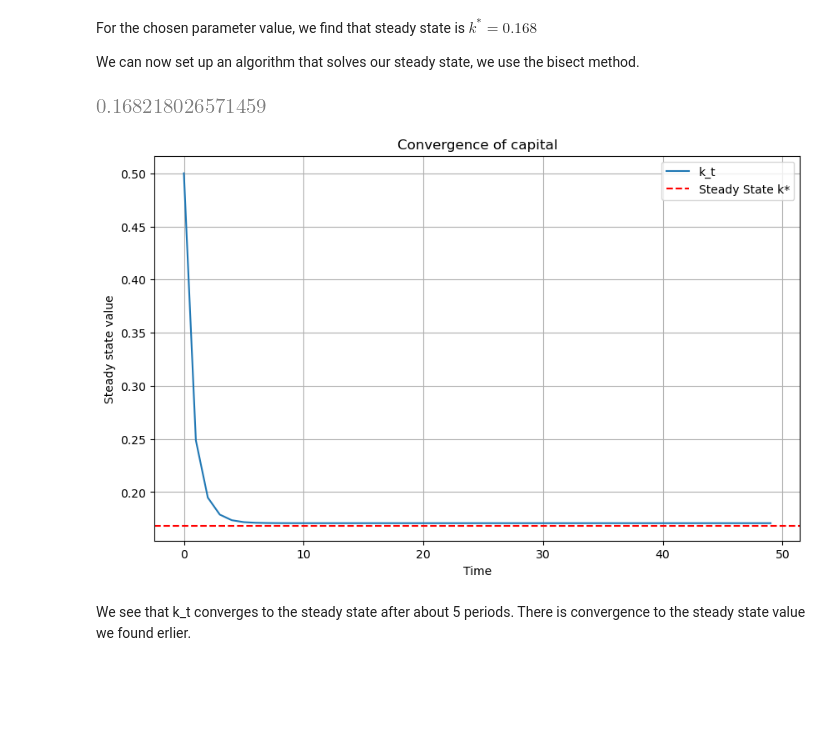
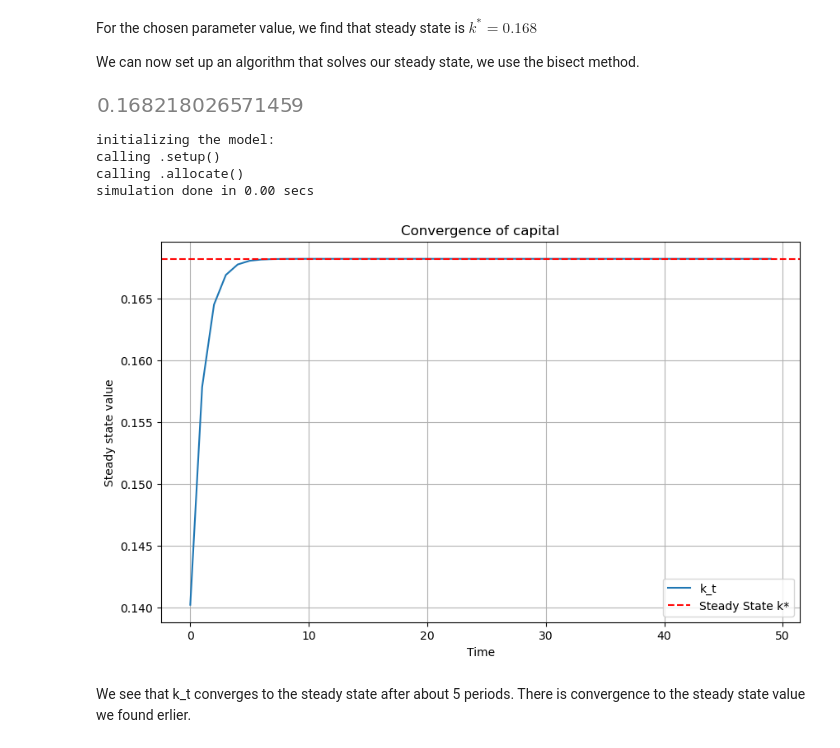
Before and after one commit to NumEconCopenhagen/projects-2024-daniel-og-lukas, a Jupyter notebook: modelproject/modelproject.ipynb, the cells around one changed output. Saved outputs shown, nothing was run; the diff lists cells and outputs as text; code cells hidden in the pictures; blank space fills up the shorter version.

```diff
--- a/modelproject/modelproject.ipynb
+++ b/modelproject/modelproject.ipynb
@@ -188,36 +192,31 @@ For the chosen parameter value, we find that steady state is $k^*=0.168$
 
 We can now set up an algorithm that solves our steady state, we use the bisect method.
 # %%
-from scipy import optimize
-
 # Setting parameters
 rho = 0.03
 alpha = 0.35
 n = 0.02
+
+kss=((1-alpha)/((1+n)*(2+rho))**1/(1-alpha))
 
 # We define the objective, The function calculates the difference between k and the expression, The goal is to find the value of k for which this difference is zero.
 obj = lambda k: k - (((1-alpha)*k**alpha)/((1+n)*(2+rho)))
 
 # Optimizing the model and finding the roots with bisect
 result = optimize.root_scalar(obj,bracket=[1e-10,10],method='bisect')
 result.root
 # %% [output]
-[figure, old version]
+[figure, new version]
 # %%
-# Initial value for capital per capita
-k_initial = 0.5
+from modelproject import OLGModelClass
+model = OLGModelClass()
 
-# Initialize array to store simulation results
-k = np.zeros(T)
-k[0] = k_initial
+par = model.par
+sim = model.sim
 
-# Simulation loop
-for t in range(1, T):
-    k[t] = ((1 - alpha) * k[t-1]**alpha) / ((1 + n) * (2 + rho))
-
-# Plotting the results
+model.simulate()
 plt.figure(figsize=(10, 6))
-plt.plot(k, label='k_t')  # Plotting k_t over time
+plt.plot(model.sim.k, label='k_t')  # Plotting k_t over time
 plt.xlabel('Time')
 plt.ylabel('Steady state value')
 plt.title('Convergence of capital')
@@ -226,7 +225,11 @@ plt.legend()
 plt.grid(True)
 plt.show()
 # %% [output]
+initializing the model:
+calling .setup()
+calling .allocate()
+simulation done in 0.00 secs
-[figure, old version]
+[figure, new version]
 # %% [markdown]
 We see that k_t converges to the steady state after about 5 periods. There is convergence to the steady state value we found erlier.
 # %% [markdown]
```
Also changed, not shown: parts of 6 cells of this notebook, 1 other file.
